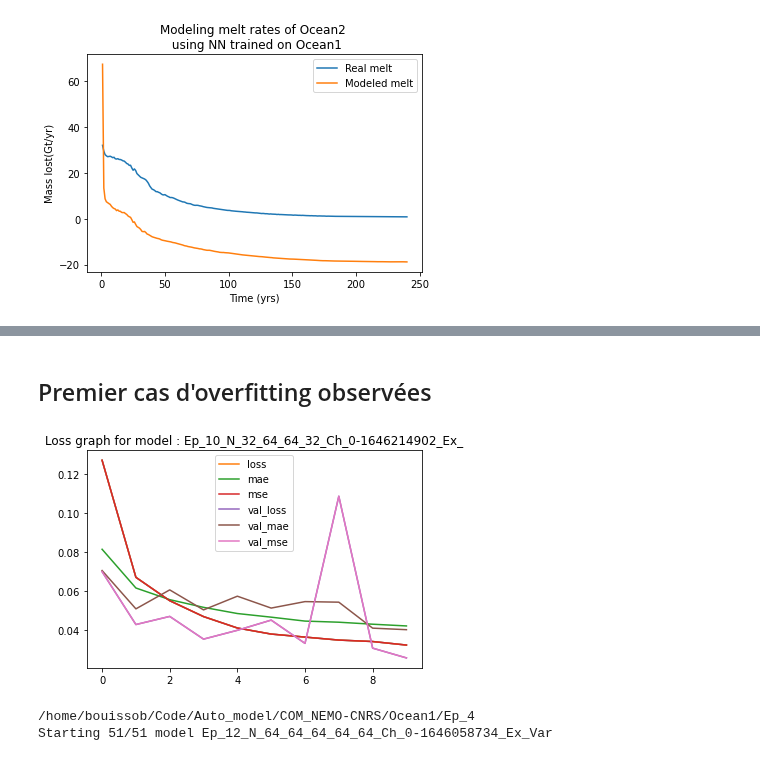
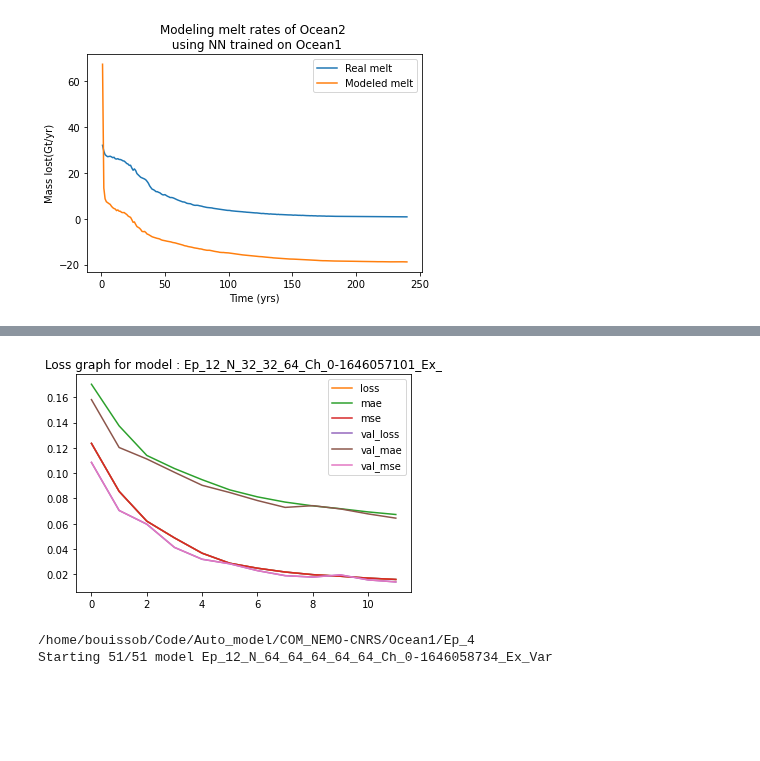
Before and after one commit to BenBouiss/NN_intern_2022, a Jupyter notebook: Class_NN_test.ipynb, the cells around one changed output, grey strips where cells are left out. Cells and saved outputs as stored; diff of their text form; code cells hidden in the pictures; blank space fills up the shorter version.

```diff
--- a/Class_NN_test.ipynb
+++ b/Class_NN_test.ipynb
@@ -116,9 +123,7 @@ Starting 24/24 model Ep_12_N_64_64_64_64_64_Ch_0-1646058734_Ex_
-# %% [markdown]
-## Premier cas d'overfitting observées
 # %%
-NN.Plot_loss_model(ind = 0, Epoch = 10, Ocean = 'Ocean2', Exact = 1)
+NN.Plot_loss_model(ind = 15, Epoch = 12, Ocean = 'Ocean1', Exact = 1)
 # %% [output]
-[figure, old version]
+[figure, new version]
 # %%
 #def Compute_data_for_plotting(Epoch = 14, Ocean_trained = 'Ocean1', Type_trained = 'COM_NEMO-CNRS',
 #             Ocean_target = 'Ocean1', Type_tar = 'COM_NEMO-CNRS', message = 1):
```
Also changed, not shown: parts of 11 cells of this notebook, 33 other files.
